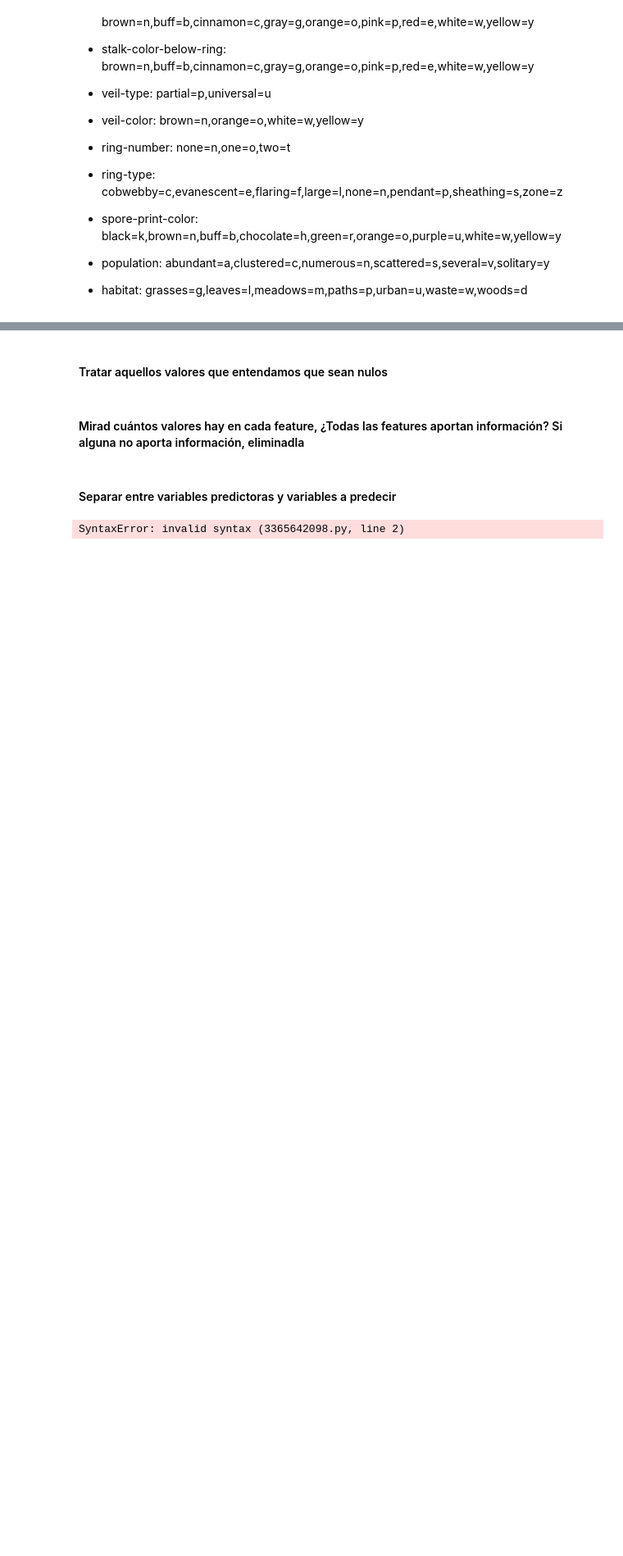
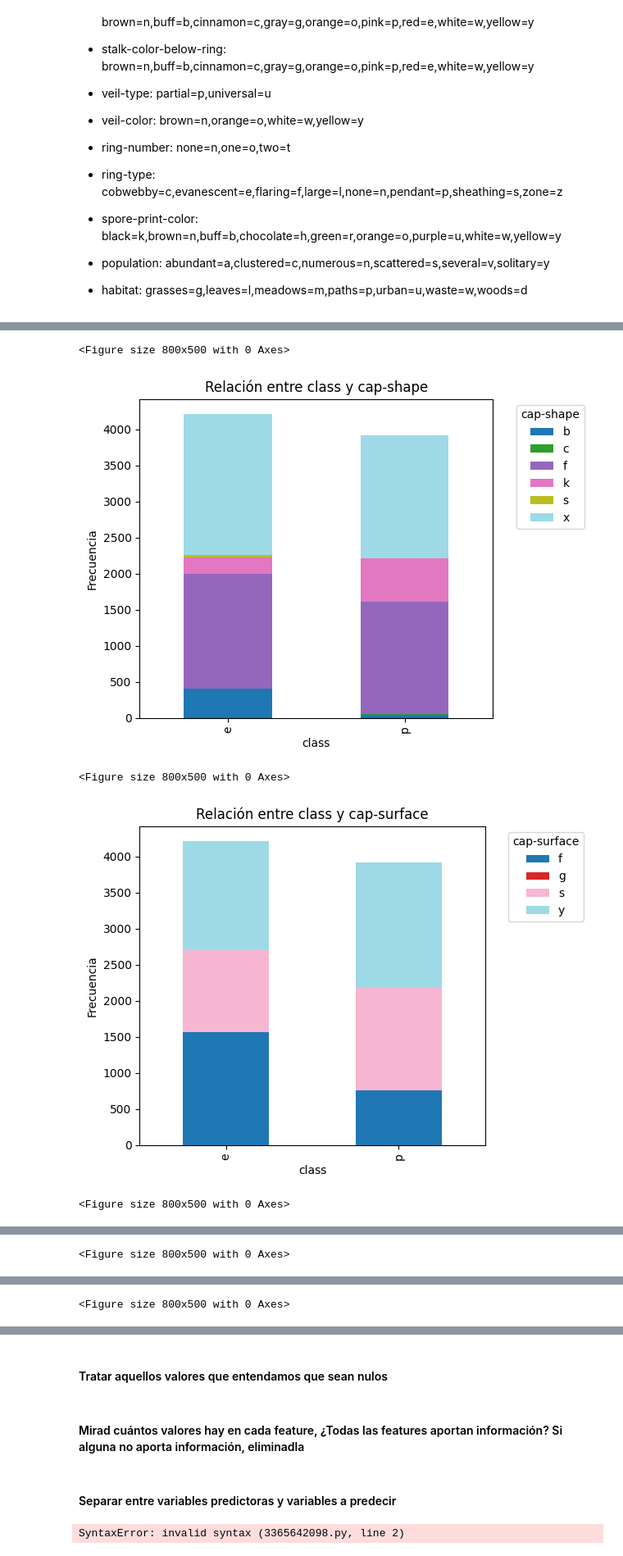
Before and after one commit to rociolozanocaro/unsupervised_modeling, a Jupyter notebook: notebooks/p9_unsupervised_rocio.ipynb, the cells around one changed output, grey strips where cells are left out. Shown at 82% size. Drawn from its saved outputs; the diff is of its cells as text; code cells hidden in the pictures; blank space fills up the shorter version.

```diff
--- a/notebooks/p9_unsupervised_rocio.ipynb
+++ b/notebooks/p9_unsupervised_rocio.ipynb
@@ -168,0 +390,9 @@ memory usage: 1.4+ MB
+# %%
+#Relationship between 'class' and other columns.
+for col in df_copy.columns:
+    if col != 'class':
+        crosstab = pd.crosstab(df_copy['class'], df_copy[col])
+        print(f'Crosstab between "class" and "{col}"')
+        print(('=')*70)
+        print(crosstab)
+        print('\n')
@@ -168,0 +421,19 @@ memory usage: 1.4+ MB
+# %%
+for col in df_copy.columns:
+    if col != 'class':
+        crosstab = pd.crosstab(df_copy['class'], df_copy[col])
+        plt.figure(figsize=(8,5))
+        crosstab.plot(kind='bar', stacked=True, colormap='tab20')
+        plt.title(f'Relación entre class y {col}')
+        plt.xlabel('class')
+        plt.ylabel('Frecuencia')
+        plt.legend(title=col, bbox_to_anchor=(1.05, 1), loc='upper left')
+
+        plt.tight_layout()
+        plt.show()
+# %% [output]
+<Figure size 800x500 with 0 Axes>
+[figure, added]
+<Figure size 800x500 with 0 Axes>
+[figure, added]
+<Figure size 800x500 with 0 Axes>
@@ -168,0 +441 @@ memory usage: 1.4+ MB
+<Figure size 800x500 with 0 Axes>
@@ -168,0 +443 @@ memory usage: 1.4+ MB
+<Figure size 800x500 with 0 Axes>
```
Also changed, not shown: parts of 63 cells of this notebook, 1 other file.
